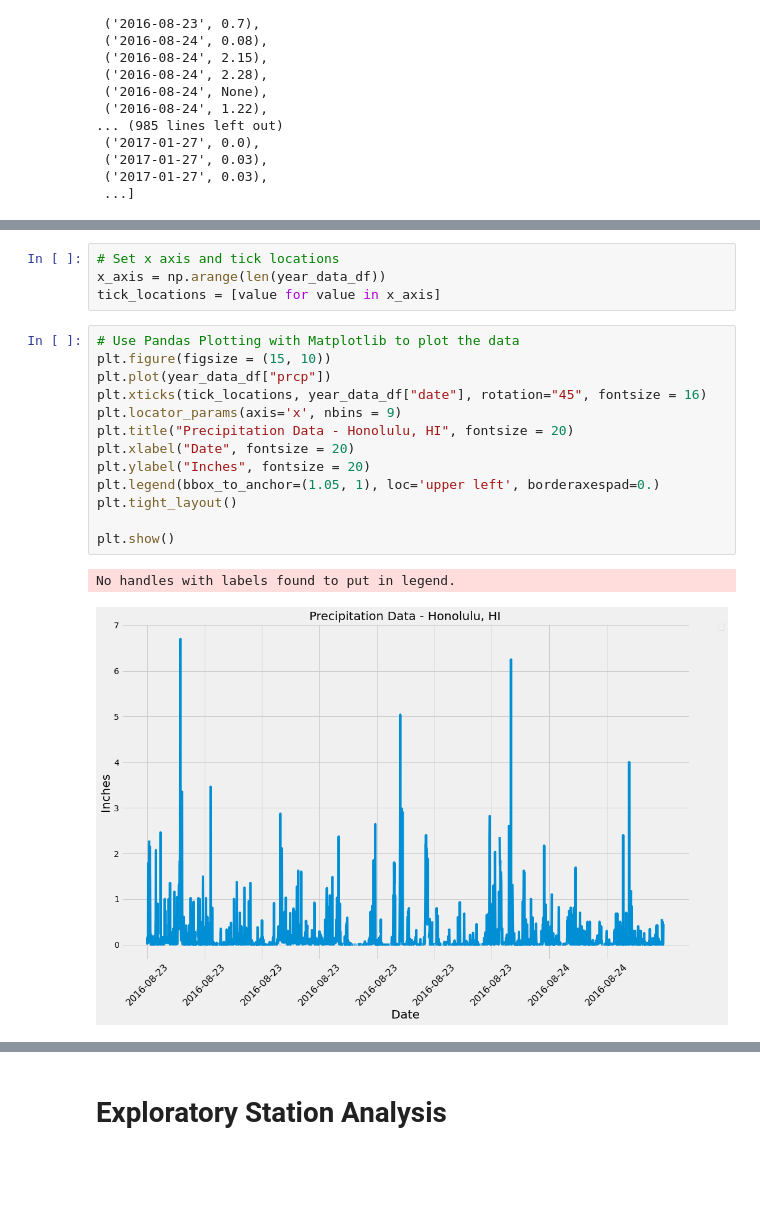
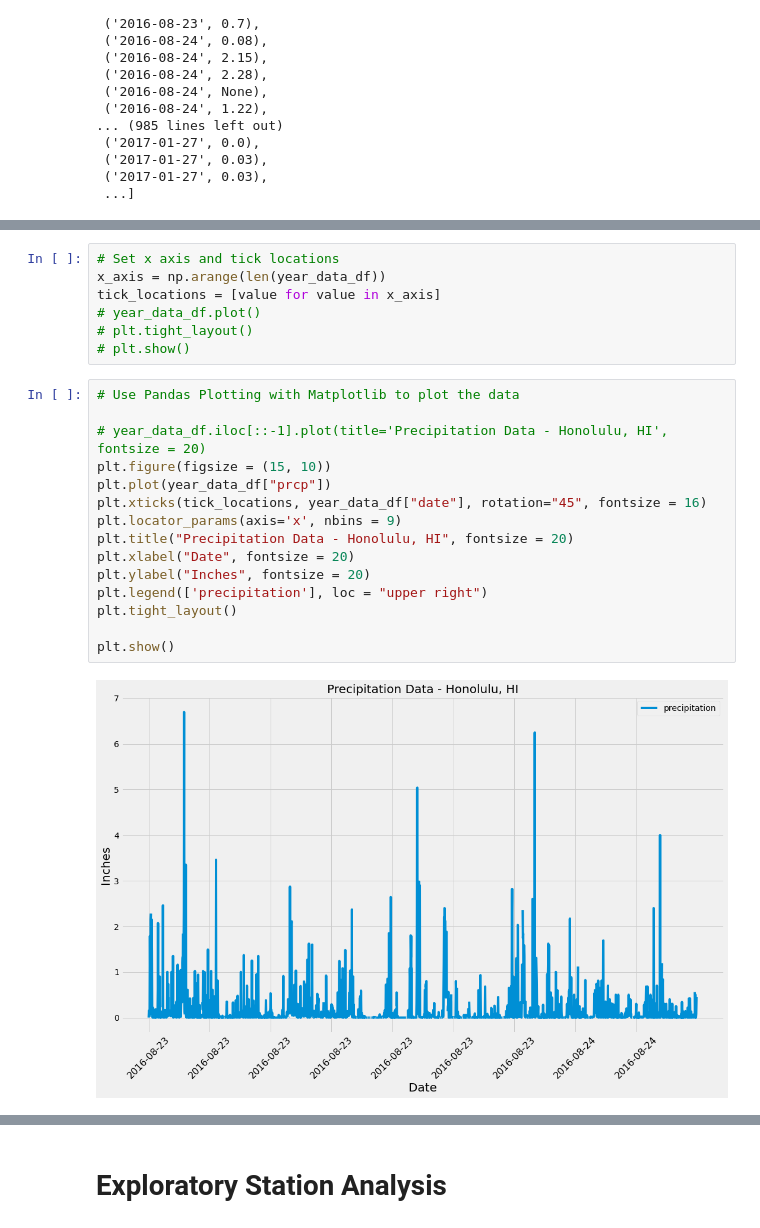
Before and after one commit to Terra999/sqlalchemy-challenge, a Jupyter notebook: climate_analysis_and_exploration.ipynb, the cells around one changed output, grey strips where cells are left out. Saved outputs shown, nothing was run; the diff lists cells and outputs as text; blank space fills up the shorter version.

```diff
--- a/climate_analysis_and_exploration.ipynb
+++ b/climate_analysis_and_exploration.ipynb
@@ -150,21 +127,25 @@ year_data_df
 # Set x axis and tick locations
 x_axis = np.arange(len(year_data_df))
 tick_locations = [value for value in x_axis]
+# year_data_df.plot()
+# plt.tight_layout()
+# plt.show()
 # %%
 # Use Pandas Plotting with Matplotlib to plot the data
+
+# year_data_df.iloc[::-1].plot(title='Precipitation Data - Honolulu, HI', fontsize = 20)
 plt.figure(figsize = (15, 10))
 plt.plot(year_data_df["prcp"])
 plt.xticks(tick_locations, year_data_df["date"], rotation="45", fontsize = 16)
 plt.locator_params(axis='x', nbins = 9)
 plt.title("Precipitation Data - Honolulu, HI", fontsize = 20)
 plt.xlabel("Date", fontsize = 20)
 plt.ylabel("Inches", fontsize = 20)
-plt.legend(bbox_to_anchor=(1.05, 1), loc='upper left', borderaxespad=0.)
+plt.legend(['precipitation'], loc = "upper right")
 plt.tight_layout()
 
 plt.show()
 # %% [output]
-No handles with labels found to put in legend.
-[figure, old version]
+[figure, new version]
 # %%
  # Use Pandas to calcualte the summary statistics for the precipitation data
```
Also changed, not shown: parts of 12 cells of this notebook.
